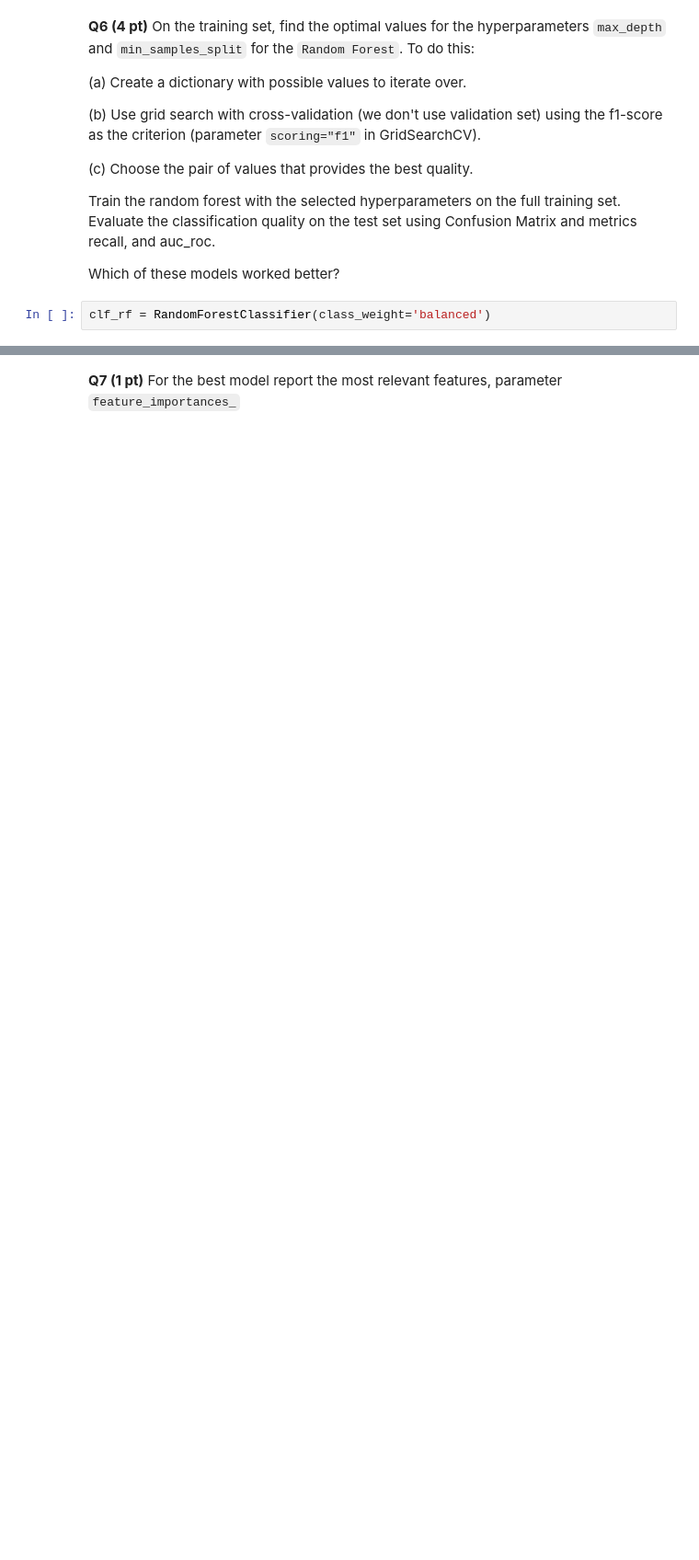
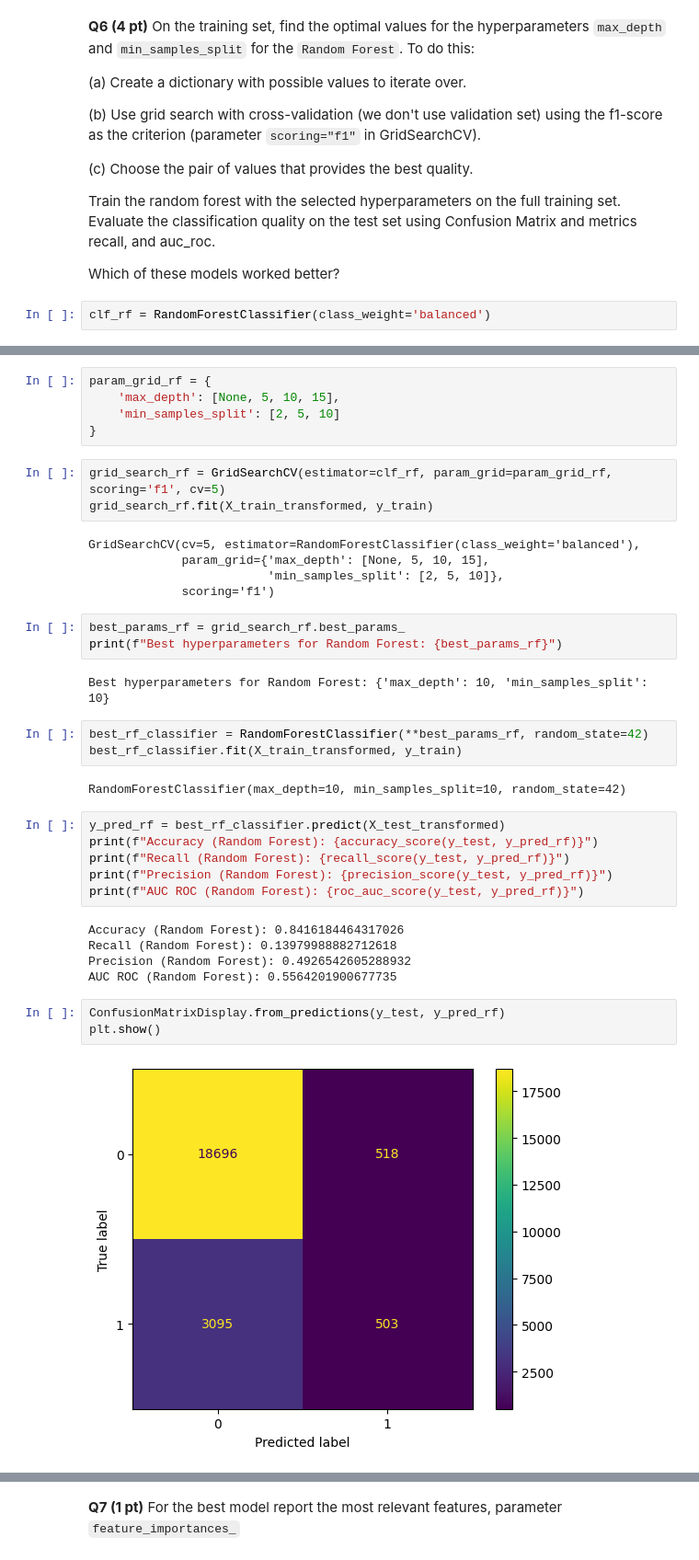
Before and after one commit to ansleyo/RIT_ML, a Jupyter notebook: 2025_spring/Week08_DT/HW7.ipynb, the cells around one changed output, grey strips where cells are left out. Shown at 92% size. Saved outputs shown, nothing was run; the diff lists cells and outputs as text; blank space fills up the shorter version.

```diff
--- a/2025_spring/Week08_DT/HW7.ipynb
+++ b/2025_spring/Week08_DT/HW7.ipynb
@@ -330,3 +331,42 @@ clf_rf.get_params()
  'random_state': None,
  'verbose': 0,
  'warm_start': False}
+# %%
+param_grid_rf = {
+    'max_depth': [None, 5, 10, 15],
+    'min_samples_split': [2, 5, 10]
+}
+# %%
+grid_search_rf = GridSearchCV(estimator=clf_rf, param_grid=param_grid_rf, scoring='f1', cv=5)
+grid_search_rf.fit(X_train_transformed, y_train)
+# %% [output]
+GridSearchCV(cv=5, estimator=RandomForestClassifier(class_weight='balanced'),
+             param_grid={'max_depth': [None, 5, 10, 15],
+                         'min_samples_split': [2, 5, 10]},
+             scoring='f1')
+# %%
+best_params_rf = grid_search_rf.best_params_
+print(f"Best hyperparameters for Random Forest: {best_params_rf}")
+# %% [output]
+Best hyperparameters for Random Forest: {'max_depth': 10, 'min_samples_split': 10}
+# %%
+best_rf_classifier = RandomForestClassifier(**best_params_rf, random_state=42)
+best_rf_classifier.fit(X_train_transformed, y_train)
+# %% [output]
+RandomForestClassifier(max_depth=10, min_samples_split=10, random_state=42)
+# %%
+y_pred_rf = best_rf_classifier.predict(X_test_transformed)
+print(f"Accuracy (Random Forest): {accuracy_score(y_test, y_pred_rf)}")
+print(f"Recall (Random Forest): {recall_score(y_test, y_pred_rf)}")
+print(f"Precision (Random Forest): {precision_score(y_test, y_pred_rf)}")
+print(f"AUC ROC (Random Forest): {roc_auc_score(y_test, y_pred_rf)}")
+# %% [output]
+Accuracy (Random Forest): 0.8416184464317026
+Recall (Random Forest): 0.13979988882712618
+Precision (Random Forest): 0.4926542605288932
+AUC ROC (Random Forest): 0.5564201900677735
+# %%
+ConfusionMatrixDisplay.from_predictions(y_test, y_pred_rf)
+plt.show()
+# %% [output]
+[figure, added]
```
Also changed, not shown: parts of 12 cells of this notebook.
